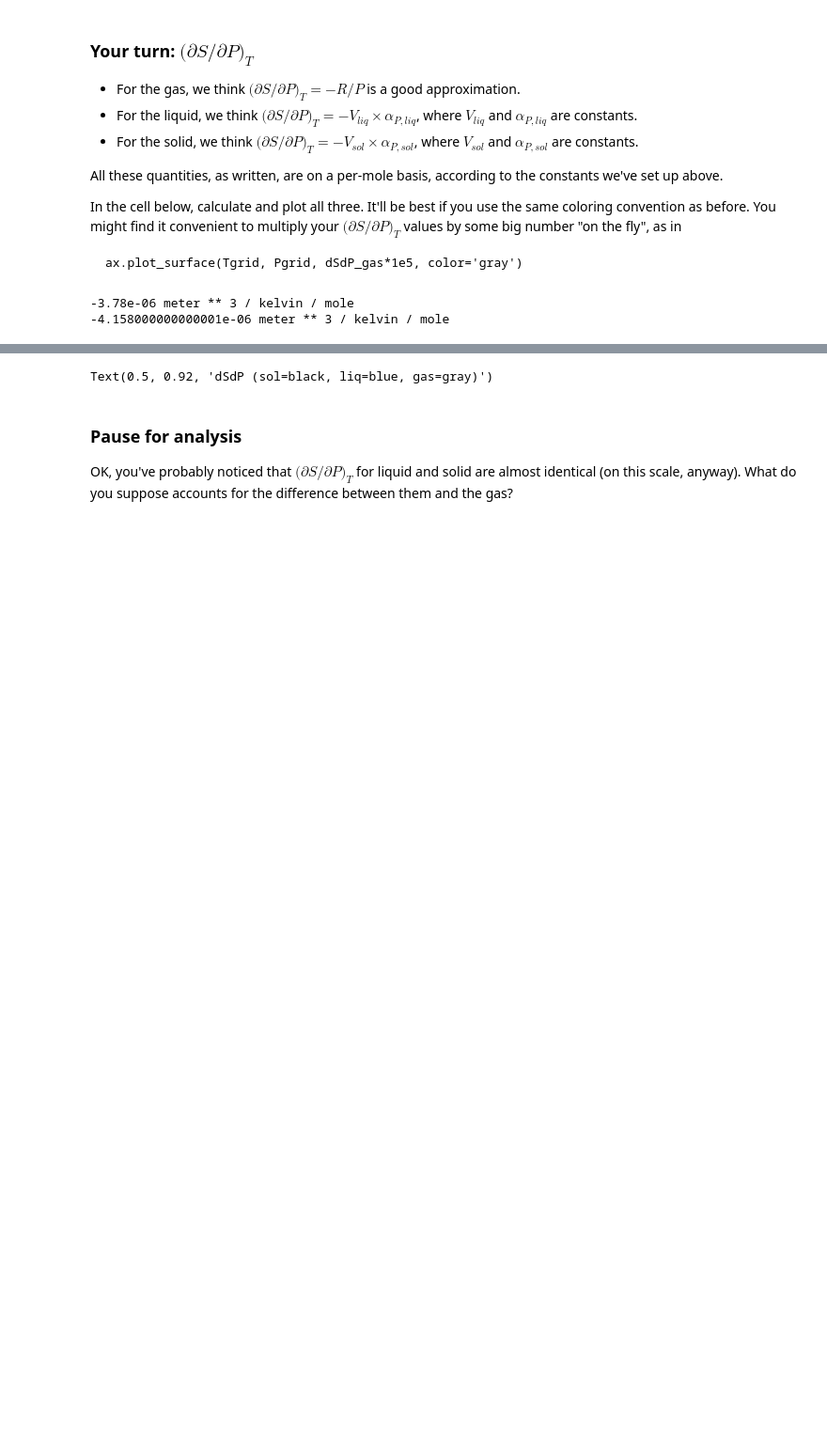
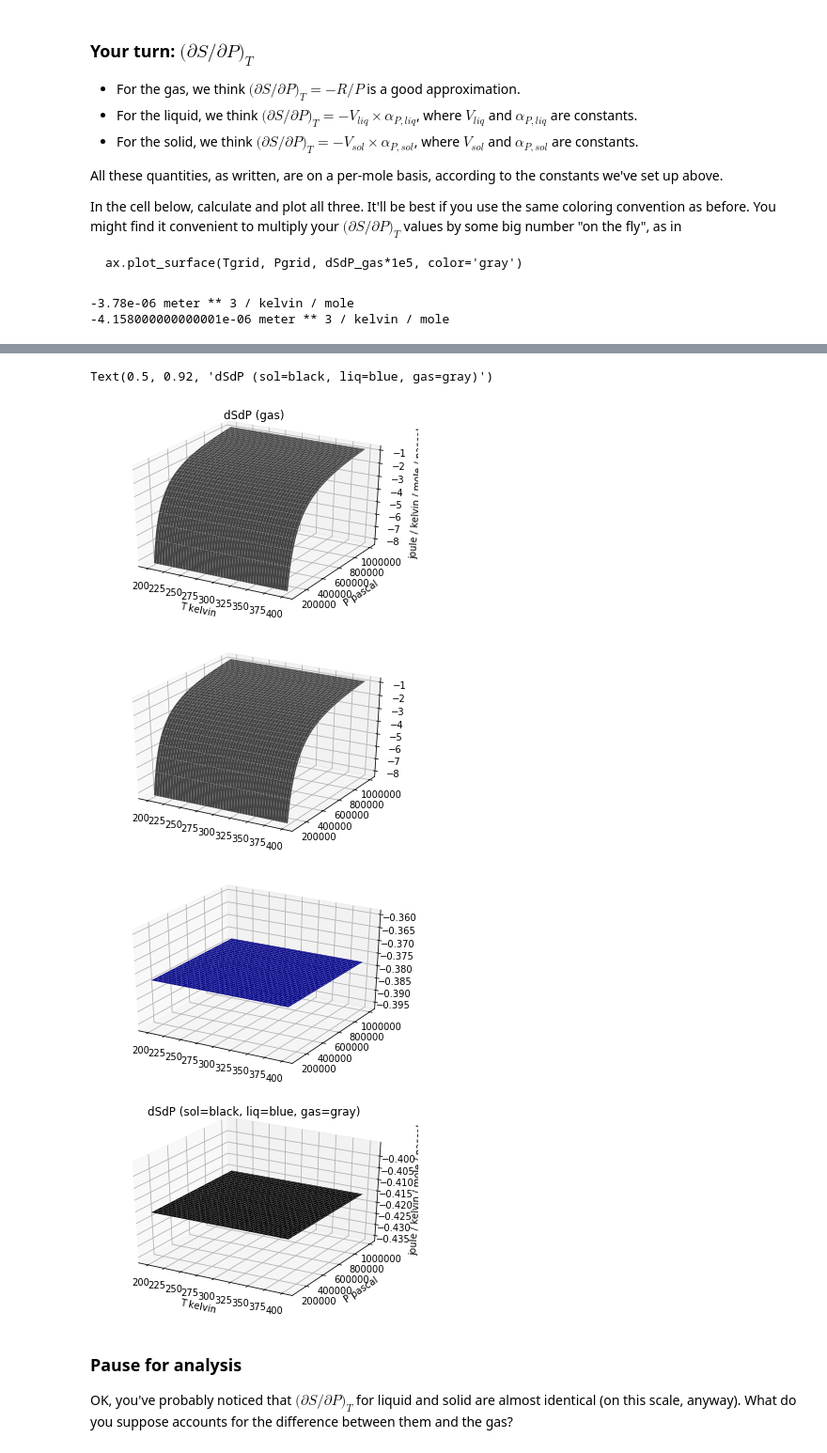
Before and after one commit to sneshyba/pypchem, a Jupyter notebook: Thermo 2022 (Neshyba)/Week_10a.CruisingSTP/CruisingSTP.ipynb, the cells around one changed output, grey strips where cells are left out. Shown at 94% size. Cells and saved outputs as stored; diff of their text form; code cells hidden in the pictures; blank space fills up the shorter version.

```diff
--- a/Thermo 2022 (Neshyba)/Week_10a.CruisingSTP/CruisingSTP.ipynb
+++ b/Thermo 2022 (Neshyba)/Week_10a.CruisingSTP/CruisingSTP.ipynb
@@ -179,21 +205,19 @@ dSdP_sol = -Vgrid_sol*alpha_P_sol; print(dSdP_sol[0,0])
 
 # Graphics
 ### BEGIN SOLUTION
-ax = plt.figure().gca(projection='3d') # Set up a three dimensional graphics window
 xlabel = "T "+str(Tgrid.units)
 ylabel = "P "+str(Pgrid.units)
-plot_surface(Tgrid, Pgrid, dSdP_gas*1e5, color='gray')
+ax = PL.plot_surface(Tgrid, Pgrid, dSdP_gas*1e5, color='gray')
 ax.set_xlabel(xlabel)
 ax.set_ylabel(ylabel)
 ax.set_zlabel(str(dSdP_gas.units))
 ax.set_title('dSdP (gas)')
 
-ax = plt.figure().gca(projection='3d') # Set up a three dimensional graphics window
 xlabel = "T "+str(Tgrid.units)
 ylabel = "P "+str(Pgrid.units)
-plot_surface(Tgrid, Pgrid, dSdP_gas*1e5, color='gray')
-plot_surface(Tgrid, Pgrid, dSdP_liq*1e5, color='blue')
-plot_surface(Tgrid, Pgrid, dSdP_sol*1e5, color='black')
+ax = PL.plot_surface(Tgrid, Pgrid, dSdP_gas*1e5, color='gray')
+ax = PL.plot_surface(Tgrid, Pgrid, dSdP_liq*1e5, color='blue')
+ax = PL.plot_surface(Tgrid, Pgrid, dSdP_sol*1e5, color='black')
 ax.set_xlabel(xlabel)
 ax.set_ylabel(ylabel)
 ax.set_zlabel(str(dSdP_gas.units))
@@ -213,4 +233,8 @@ ax.set_title('dSdP (sol=black, liq=blue, gas=gray)')
 Text(0.5, 0.92, 'dSdP (sol=black, liq=blue, gas=gray)')
+[figure, added]
+[figure, added]
+[figure, added]
+[figure, added]
 # %% [markdown]
 ### Pause for analysis
 OK, you've probably noticed that $\big (\partial S/ \partial P \big )_T$ for liquid and solid are almost identical (on this scale, anyway). What do you suppose accounts for the difference between them and the gas?
```
Also changed, not shown: parts of 12 cells of this notebook, 1 other file.
